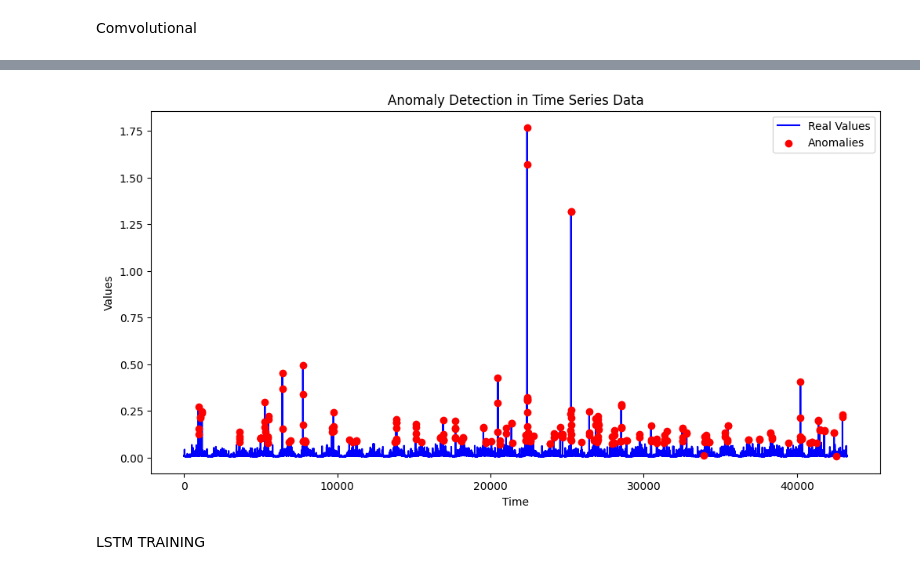
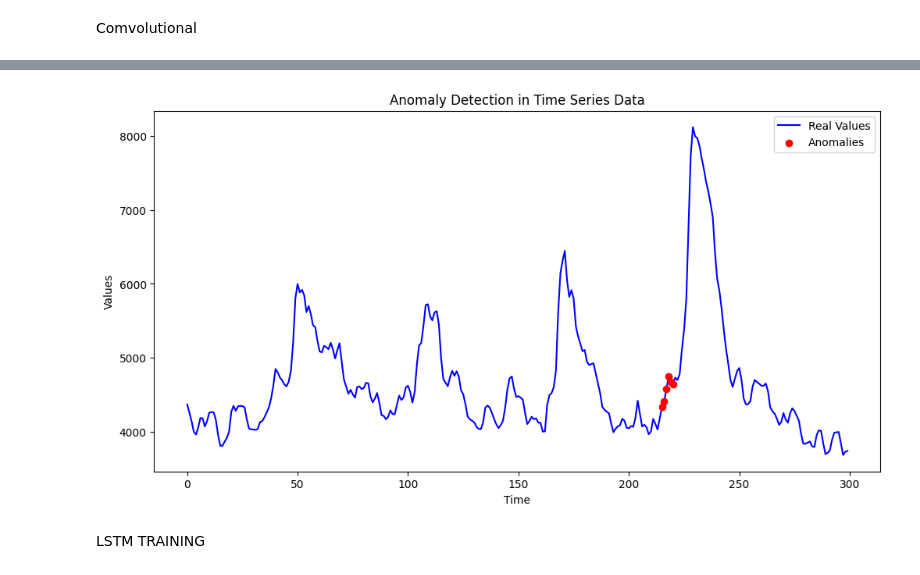
Before and after one commit to germanKoch/red-hack-time-series-analyzer, a Jupyter notebook: notebooks/convolutional_nn_quatile.ipynb, the cells around one changed output, grey strips where cells are left out. Drawn from its saved outputs; the diff is of its cells as text; code cells hidden in the pictures.

Commit message:
model implemented

```diff
--- a/notebooks/convolutional_nn_quatile.ipynb
+++ b/notebooks/convolutional_nn_quatile.ipynb
@@ -149,12 +149,12 @@ apdex = pd.read_csv('./../data/apdex.csv')
 SEQ_LEN = 128
 # %%
 data = throughput
-data['value'] = data['sum_call_count']
 # %%
 data['point'] = pd.to_datetime(data['point'])
 data.set_index('point', inplace=True)
 result = seasonal_decompose(data['value'], model='additive', period=1440)  # Period is the number of minutes in a day
 data['de_seasonalized'] = data['value'] - result.seasonal
+data.reset_index(inplace=True)
 # %% [markdown]
 Comvolutional
 # %%
@@ -248,7 +248,7 @@ checkpoint_callback = ModelCheckpoint(
     verbose=True
 )
 checkpoint_callback = ModelCheckpoint('./')
-trainer = pl.Trainer(max_epochs=4, logger=True, log_every_n_steps=1, val_check_interval=500, callbacks=[early_stop_callback, checkpoint_callback])
+trainer = pl.Trainer(max_epochs=8, logger=True, log_every_n_steps=1, val_check_interval=500, callbacks=[early_stop_callback, checkpoint_callback])
 trainer.fit(model, train_dataloader, val_dataloader)
 # %% [output]
 GPU available: False, used: False
@@ -289,3 +288,32 @@ plot_time_series_with_errors_area(series.squeeze().numpy(), pred.squeeze().numpy
+# %%
+import datetime as dt
+import math
+
+start = dt.datetime(2024, 4, 17, 23, 32, 0)
+end = dt.datetime(2024, 4, 18, 22, 32, 0)
+diff = end - start
+diff_minutes = math.ceil(((diff.days * 24 * 60) + (diff.seconds/60))/128)*128
+
+temp = data[(data['point'] >= start)].head(diff_minutes)
+
+def detect_anomalies(model, time_series, threshold, window_size):
+    model.eval()  # Set the model to evaluation mode
+    anomalies = []
+    predicted_values = []
+    with torch.no_grad():  # Disable gradient calculation
+        for i in range(0, len(time_series) - window_size + 1, window_size):
+            window = time_series[i:i + window_size].unsqueeze(0)  # Add batch dimension
+            prediction = model(window).squeeze(0)
+            predicted_values.extend(prediction.tolist())
+
+            error = torch.abs(prediction - window.squeeze(0))
+            for j in range(window_size):
+                if error[j].item() > threshold:
+                    anomalies.append(i + j)  # Mark the specific point as an anomaly
+    return anomalies, predicted_values
+
+deseasonalized = torch.FloatTensor(scaler.transform(temp['de_seasonalized'].values.reshape(-1, 1)))
+anomalies, predicted_values = detect_anomalies(model, deseasonalized, model.threshold*10, SEQ_LEN)
 # %%
 import torch
 import matplotlib.pyplot as plt
@@ -305,37 +333,37 @@ def detect_anomalies(model, time_series, threshold, window_size):
         for i in range(0, len(time_series) - window_size + 1, window_size):
             window = time_series[i:i + window_size].unsqueeze(0)  # Add batch dimension
             prediction = model(window).squeeze(0)
             predicted_values.extend(prediction.tolist())
 
             error = torch.abs(prediction - window.squeeze(0))
             for j in range(window_size):
                 if error[j].item() > threshold:
                     anomalies.append(i + j)  # Mark the specific point as an anomaly
     return anomalies, predicted_values
 
 # Example time series data (replace with your actual data)
-time_series_data = data['value'].values[0:100000].reshape(-1, 1)  # Replace with your actual time series data
-deseasonalized = torch.FloatTensor(scaler.transform(data['de_seasonalized'].values[0:100000].reshape(-1, 1)))
+time_series_data = data['value'].values[4000:4300].reshape(-1, 1)  # Replace with your actual time series data
+deseasonalized = torch.FloatTensor(scaler.transform(data['de_seasonalized'].values[4000:4300].reshape(-1, 1)))
 window_size = SEQ_LEN  # Replace with your actual window size
-threshold = model.threshold*8  # Replace with your actual threshold for anomaly detection
+threshold = model.threshold*10  # Replace with your actual threshold for anomaly detection
 
 # Detect anomalies
 anomalies, predicted_values = detect_anomalies(model, deseasonalized, threshold, window_size)
 
 # Convert lists to numpy arrays for easier plotting
 predicted_values = np.array(predicted_values).flatten()
 
 # Plot the results
 plt.figure(figsize=(12, 6))
 plt.plot(time_series_data, label='Real Values', color='blue')
 plt.scatter(anomalies, time_series_data[anomalies], color='red', label='Anomalies', zorder=5)
 plt.xlabel('Time')
 plt.ylabel('Values')
 plt.legend()
 plt.title('Anomaly Detection in Time Series Data')
 plt.show()
 # %% [output]
-[figure, old version]
+[figure, new version]
 # %% [markdown]
 LSTM TRAINING
 # %%
```
Also changed, not shown: parts of 6 cells of this notebook, 8 other files.
